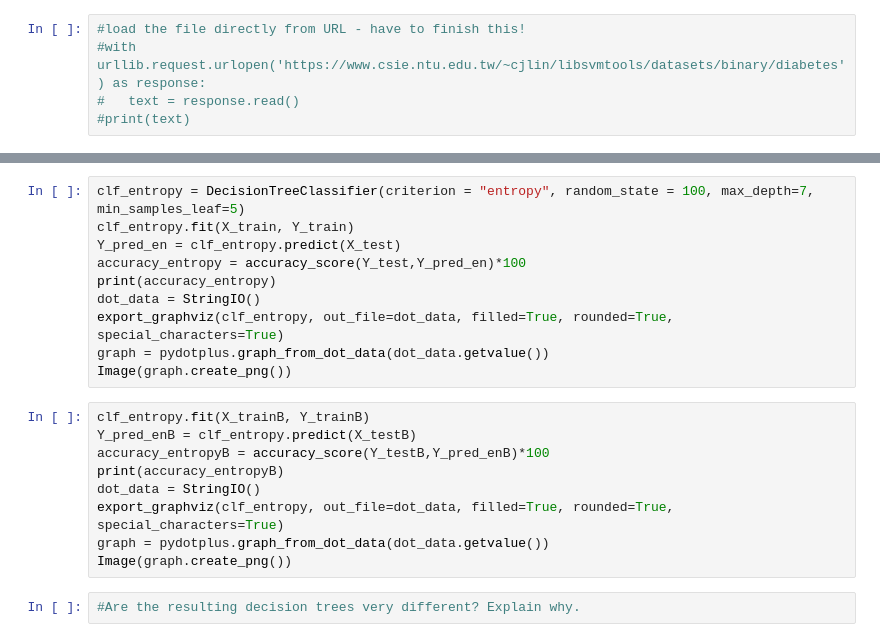
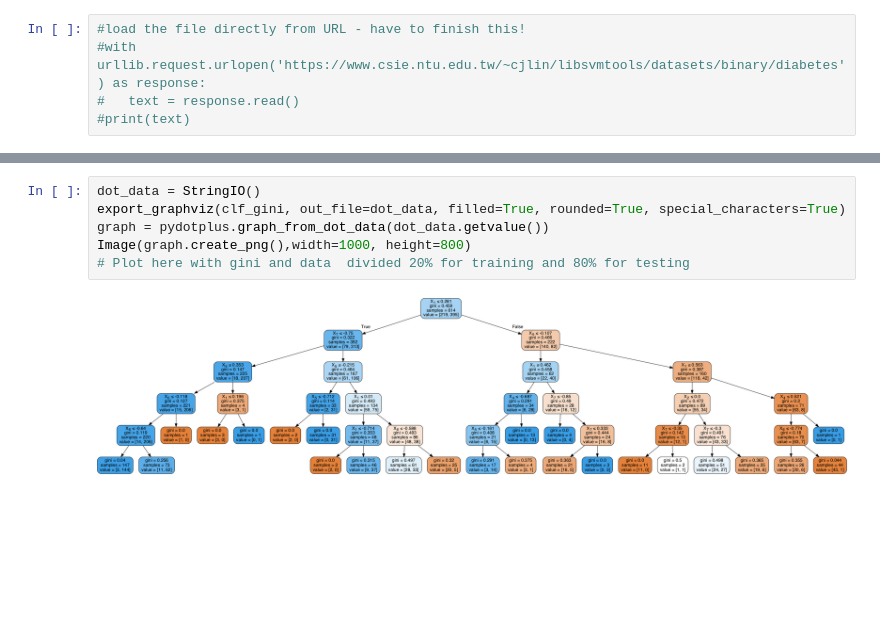
Before and after one commit to aideenf/DecisionTree-, a Jupyter notebook: DecisionTree.ipynb, the cells around one changed output, grey strips where cells are left out. Saved outputs shown, nothing was run; the diff lists cells and outputs as text; blank space fills up the shorter version.

```diff
--- a/DecisionTree.ipynb
+++ b/DecisionTree.ipynb
@@ -62,21 +75,8 @@ Image(graph.create_png())
-# %%
-clf_entropy = DecisionTreeClassifier(criterion = "entropy", random_state = 100, max_depth=7, min_samples_leaf=5)
-clf_entropy.fit(X_train, Y_train)
-Y_pred_en = clf_entropy.predict(X_test)
-accuracy_entropy = accuracy_score(Y_test,Y_pred_en)*100
-print(accuracy_entropy)
-dot_data = StringIO()
-export_graphviz(clf_entropy, out_file=dot_data, filled=True, rounded=True, special_characters=True)
-graph = pydotplus.graph_from_dot_data(dot_data.getvalue())
-Image(graph.create_png())
 # %%
-clf_entropy.fit(X_trainB, Y_trainB)
-Y_pred_enB = clf_entropy.predict(X_testB)
-accuracy_entropyB = accuracy_score(Y_testB,Y_pred_enB)*100
-print(accuracy_entropyB)
 dot_data = StringIO()
-export_graphviz(clf_entropy, out_file=dot_data, filled=True, rounded=True, special_characters=True)
+export_graphviz(clf_gini, out_file=dot_data, filled=True, rounded=True, special_characters=True)
 graph = pydotplus.graph_from_dot_data(dot_data.getvalue())
-Image(graph.create_png())
+Image(graph.create_png(),width=1000, height=800)
+# Plot here with gini and data  divided 20% for training and 80% for testing
+# %% [output]
+[figure, added]
-# %%
-#Are the resulting decision trees very different? Explain why.
```
Also changed, not shown: parts of 10 cells of this notebook.
